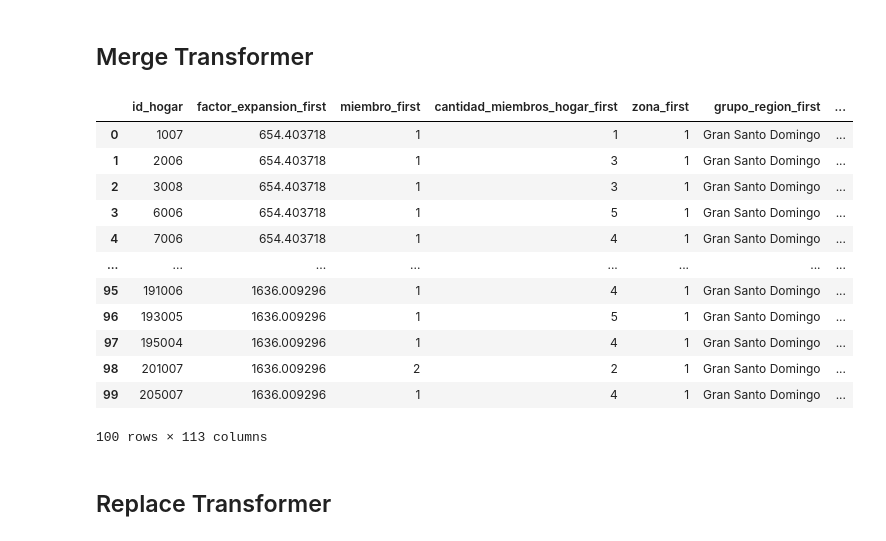
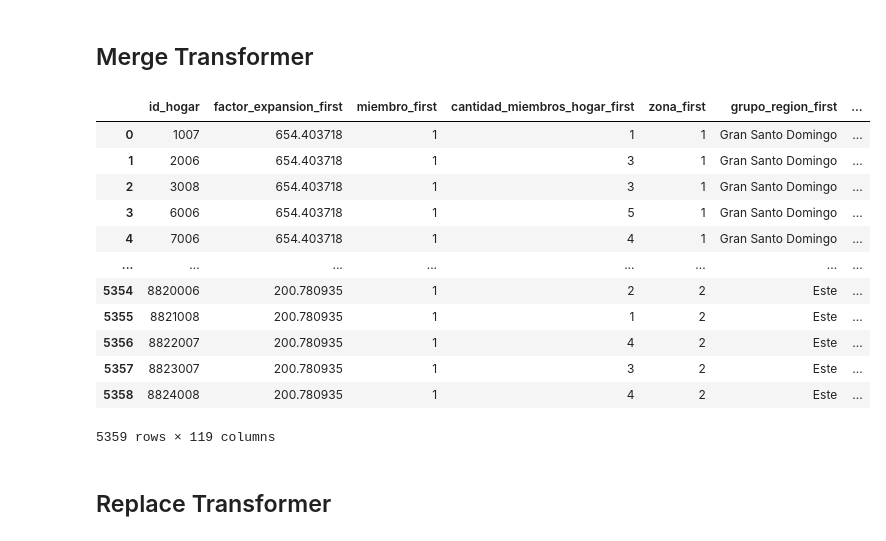
Before and after one commit to AlejandroCoronadoN/mepyd-incluia, a Jupyter notebook: notebooks/processing_ENCFT.ipynb, the cells around one changed output. Saved outputs shown, nothing was run; the diff lists cells and outputs as text; code cells hidden in the pictures.

```diff
--- a/notebooks/processing_ENCFT.ipynb
+++ b/notebooks/processing_ENCFT.ipynb
@@ -135,0 +138,3 @@ inflation_df.head()
+# %%
+survey_correction = load_survey_from_pickle(ENCFT_OBJECT_DIR / f'encft-{year}-{trimester}-correction.pkl')
+survey_correction.head()
@@ -319,24 +347,28 @@ survey_household_member_aggregated = aggregate_member_transformer.transform(surv
 # %% [markdown]
 ## Merge Transformer
 # %%
-merge_survey_household_member_transformer = MergeTransformer(lambda : survey_household_raw, {'by': key})
-survey_household_merged = merge_survey_household_member_transformer.transform(survey_household_member_aggregated)
+merge_survey_household_member_transformer = MergeTransformer(lambda : survey_household_raw, merge_kwargs={'on': key})
+merge_survey_household_correction_transformer = MergeTransformer(lambda : survey_correction, merge_kwargs={'on': key, 'how':'outer'})
+# survey_household_merged = merge_survey_household_member_transformer.transform(survey_household_member_aggregated)
+survey_household_merged = make_pipeline(merge_survey_household_member_transformer,
+                                        merge_survey_household_correction_transformer) \
+                                        .transform(survey_household_member_aggregated)
 # %%
-survey_household_merged.head(100)
+survey_household_merged
 # %% [output]
 |  | id_hogar | factor_expansion_first | miembro_first | cantidad_miembros_hogar_first | zona_first | grupo_region_first | ... |
 | 0 | 1007 | 654.403718 | 1 | 1 | 1 | Gran Santo Domingo | ... |
 | 1 | 2006 | 654.403718 | 1 | 3 | 1 | Gran Santo Domingo | ... |
 | 2 | 3008 | 654.403718 | 1 | 3 | 1 | Gran Santo Domingo | ... |
 | 3 | 6006 | 654.403718 | 1 | 5 | 1 | Gran Santo Domingo | ... |
 | 4 | 7006 | 654.403718 | 1 | 4 | 1 | Gran Santo Domingo | ... |
 | ... | ... | ... | ... | ... | ... | ... | ... |
-| 95 | 191006 | 1636.009296 | 1 | 4 | 1 | Gran Santo Domingo | ... |
-| 96 | 193005 | 1636.009296 | 1 | 5 | 1 | Gran Santo Domingo | ... |
-| 97 | 195004 | 1636.009296 | 1 | 4 | 1 | Gran Santo Domingo | ... |
-| 98 | 201007 | 1636.009296 | 2 | 2 | 1 | Gran Santo Domingo | ... |
-| 99 | 205007 | 1636.009296 | 1 | 4 | 1 | Gran Santo Domingo | ... |
+| 5354 | 8820006 | 200.780935 | 1 | 2 | 2 | Este | ... |
+| 5355 | 8821008 | 200.780935 | 1 | 1 | 2 | Este | ... |
+| 5356 | 8822007 | 200.780935 | 1 | 4 | 2 | Este | ... |
+| 5357 | 8823007 | 200.780935 | 1 | 3 | 2 | Este | ... |
+| 5358 | 8824008 | 200.780935 | 1 | 4 | 2 | Este | ... |
-100 rows × 113 columns
+5359 rows × 119 columns
 # %% [markdown]
 ## Replace Transformer
 # %%
```
Also changed, not shown: parts of 14 cells of this notebook, 2 other files.
